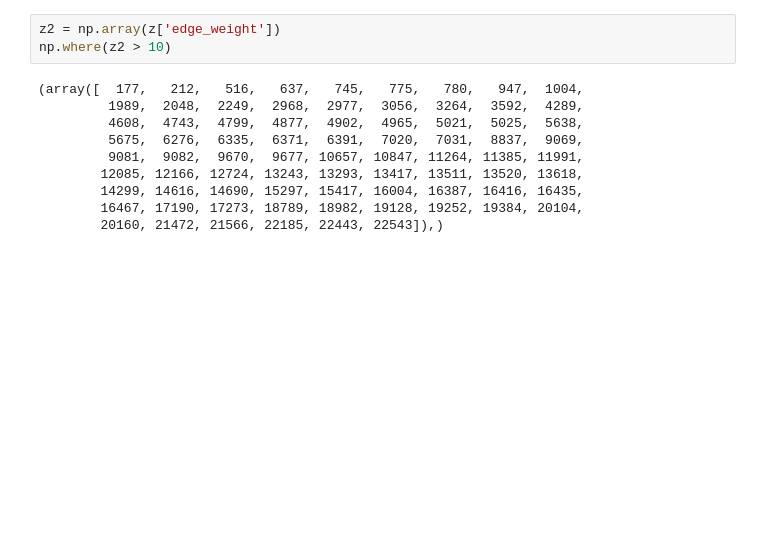
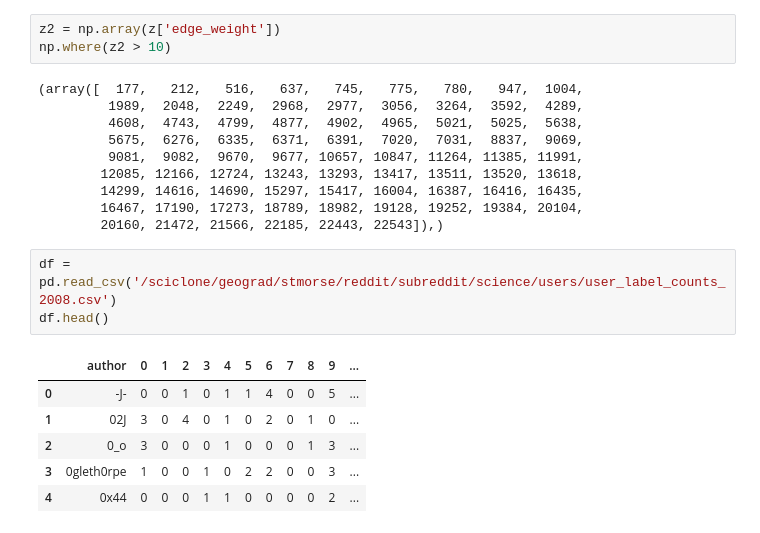
Before and after one commit to stmorse/sgg, a Jupyter notebook: src/link.ipynb, the cells around one changed output. Cells and saved outputs as stored; diff of their text form; blank space fills up the shorter version.

```diff
--- a/src/link.ipynb
+++ b/src/link.ipynb
@@ -67,3 +68,13 @@ np.where(z2 > 10)
         14299, 14616, 14690, 15297, 15417, 16004, 16387, 16416, 16435,
         16467, 17190, 17273, 18789, 18982, 19128, 19252, 19384, 20104,
         20160, 21472, 21566, 22185, 22443, 22543]),)
+# %%
+df = pd.read_csv('/sciclone/geograd/stmorse/reddit/subreddit/science/users/user_label_counts_2008.csv')
+df.head()
+# %% [output]
+|  | author | 0 | 1 | 2 | 3 | 4 | 5 | 6 | 7 | 8 | 9 | ... |
+| 0 | -J- | 0 | 0 | 1 | 0 | 1 | 1 | 4 | 0 | 0 | 5 | ... |
+| 1 | 02J | 3 | 0 | 4 | 0 | 1 | 0 | 2 | 0 | 1 | 0 | ... |
+| 2 | 0_o | 3 | 0 | 0 | 0 | 1 | 0 | 0 | 0 | 1 | 3 | ... |
+| 3 | 0gleth0rpe | 1 | 0 | 0 | 1 | 0 | 2 | 2 | 0 | 0 | 3 | ... |
+| 4 | 0x44 | 0 | 0 | 0 | 1 | 1 | 0 | 0 | 0 | 0 | 2 | ... |
```
Also changed, not shown: parts of 4 cells of this notebook, 9 other files.
